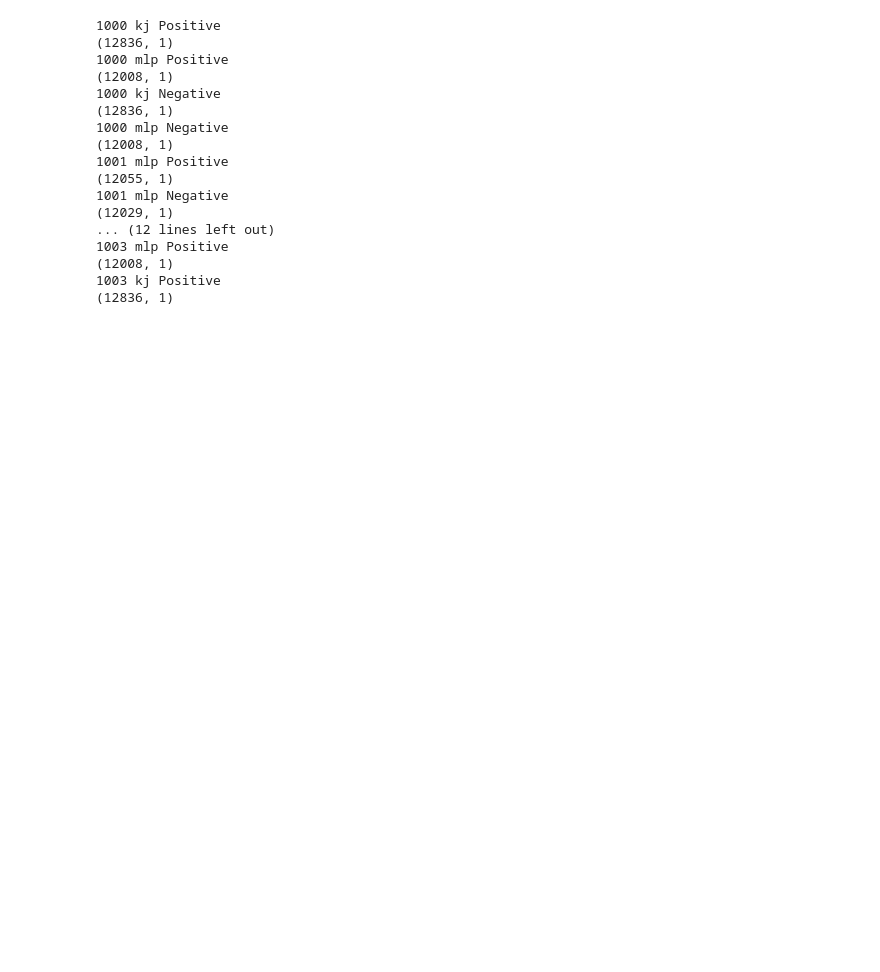
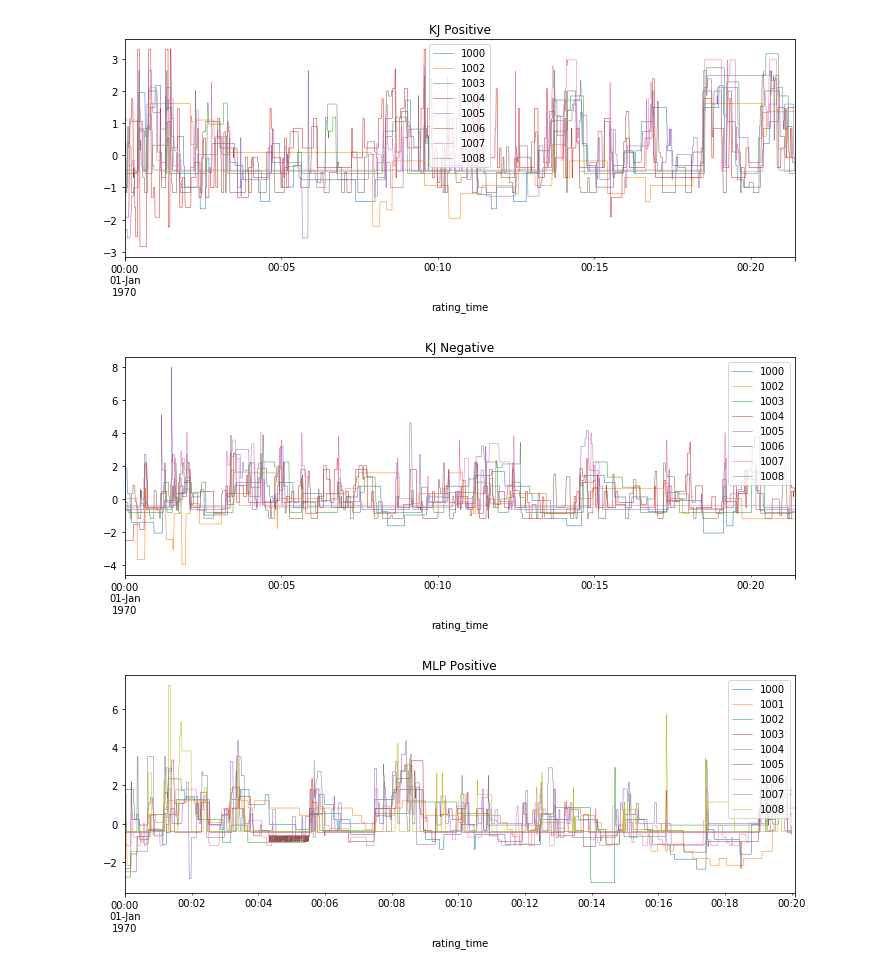
Before and after one commit to catcamacho/emocodes, a Jupyter notebook: reliability_analysis/1_ProcessCommunityRatings.ipynb, the cells around one changed output. Saved outputs shown, nothing was run; the diff lists cells and outputs as text; code cells hidden in the pictures; blank space fills up the shorter version.

```diff
--- a/reliability_analysis/1_ProcessCommunityRatings.ipynb
+++ b/reliability_analysis/1_ProcessCommunityRatings.ipynb
@@ -35,12 +38,10 @@ for file in files:
     episode = df['episode'][0]
     rate = df['rating'][0]
     df = df.drop(['participant','episode','rating'],axis=1)
-    print(subjid, episode, rate)
     df = df.resample('100ms').mean().round(1)
     #df.index = pd.to_datetime(df['rating_time'], unit='s').dt.strftime('%M:%S.%f')
     #df.index.name='time'
     df=df.drop(['rating_time'], axis=1)
-    print(df.shape)
     df.columns=[str(subjid)]
     if episode == 'kj' and rate == 'Positive':
         kjpos.append(df)
@@ -55,21 +56,33 @@ kjpos = pd.concat(kjpos, axis=1)
 kjneg = pd.concat(kjneg, axis=1)
 mlppos = pd.concat(mlppos, axis=1)
 mlpneg = pd.concat(mlpneg, axis=1)
-# %% [output]
-1000 kj Positive
-(12836, 1)
-1000 mlp Positive
-(12008, 1)
-1000 kj Negative
-(12836, 1)
-1000 mlp Negative
-(12008, 1)
-1001 mlp Positive
-(12055, 1)
-1001 mlp Negative
-(12029, 1)
-... (12 lines left out)
-1003 mlp Positive
-(12008, 1)
-1003 kj Positive
-(12836, 1)
+# %%
+import matplotlib.pyplot as plt
+import seaborn as sns
+from sklearn.preprocessing import StandardScaler
+ss = StandardScaler()
+
+kjpos.loc[:,:]=ss.fit_transform(kjpos)
+kjpos.plot(figsize=(12,4), linewidth=0.5)
+plt.title('KJ Positive')
+plt.show()
+plt.close()
+kjneg.loc[:,:]=ss.fit_transform(kjneg)
+kjneg.plot(figsize=(12,4), linewidth=0.5)
+plt.title('KJ Negative')
+plt.show()
+plt.close()
+mlppos.loc[:,:]=ss.fit_transform(mlppos)
+mlppos.plot(figsize=(12,4), linewidth=0.5)
+plt.title('MLP Positive')
+plt.show()
+plt.close()
+mlpneg.loc[:,:]=ss.fit_transform(mlpneg)
+mlpneg.plot(figsize=(12,4), linewidth=0.5)
+plt.title('MLP Negative')
+plt.show()
+plt.close()
+# %% [output]
+[figure, added]
+[figure, added]
+[figure, added]
```
Also changed, not shown: parts of 3 cells of this notebook, 2 other files.
